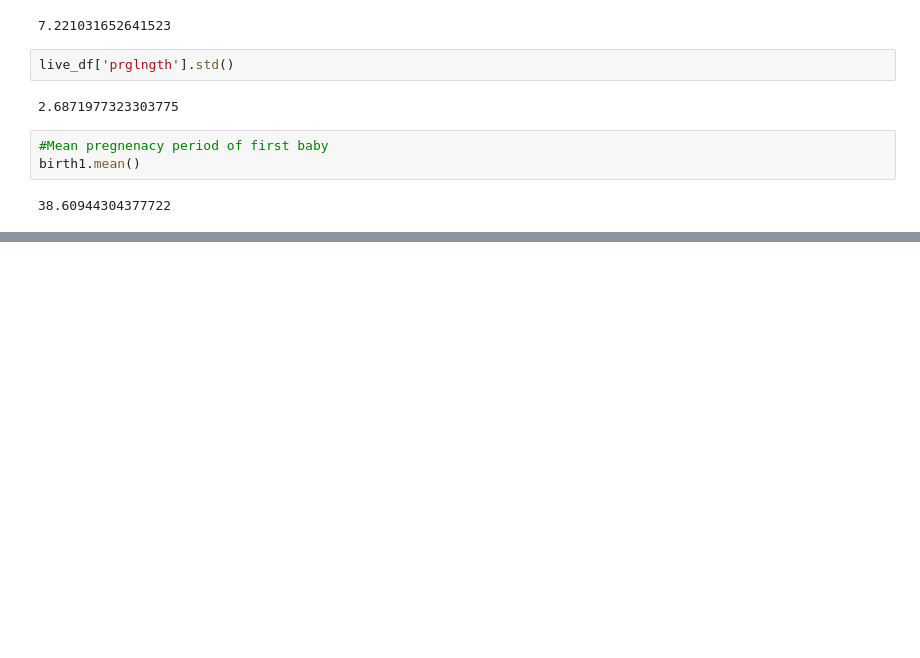
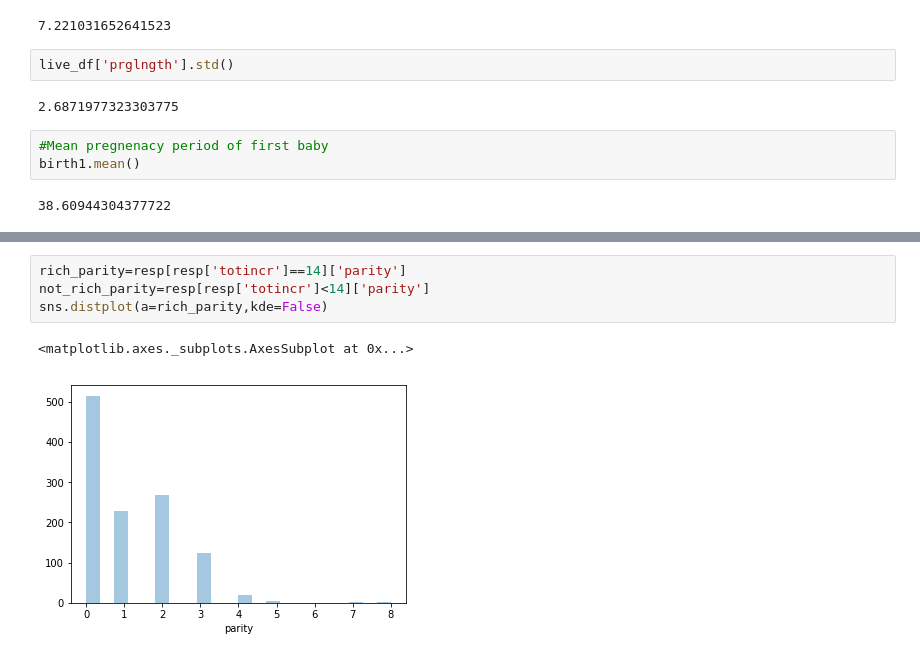
Before and after one commit to rishabhkashyap/ml-algorithms, a Jupyter notebook: stats/distributions/distribution-basic.ipynb, the cells around one changed output, grey strips where cells are left out. Drawn from its saved outputs; the diff is of its cells as text; blank space fills up the shorter version.

```diff
--- a/stats/distributions/distribution-basic.ipynb
+++ b/stats/distributions/distribution-basic.ipynb
@@ -111,0 +223,7 @@ birth_other.mean()
+# %%
+rich_parity=resp[resp['totincr']==14]['parity']
+not_rich_parity=resp[resp['totincr']<14]['parity']
+sns.distplot(a=rich_parity,kde=False)
+# %% [output]
+<matplotlib.axes._subplots.AxesSubplot at 0x...>
+[figure, added]
```
Also changed, not shown: parts of 32 cells of this notebook, 1 other file.
